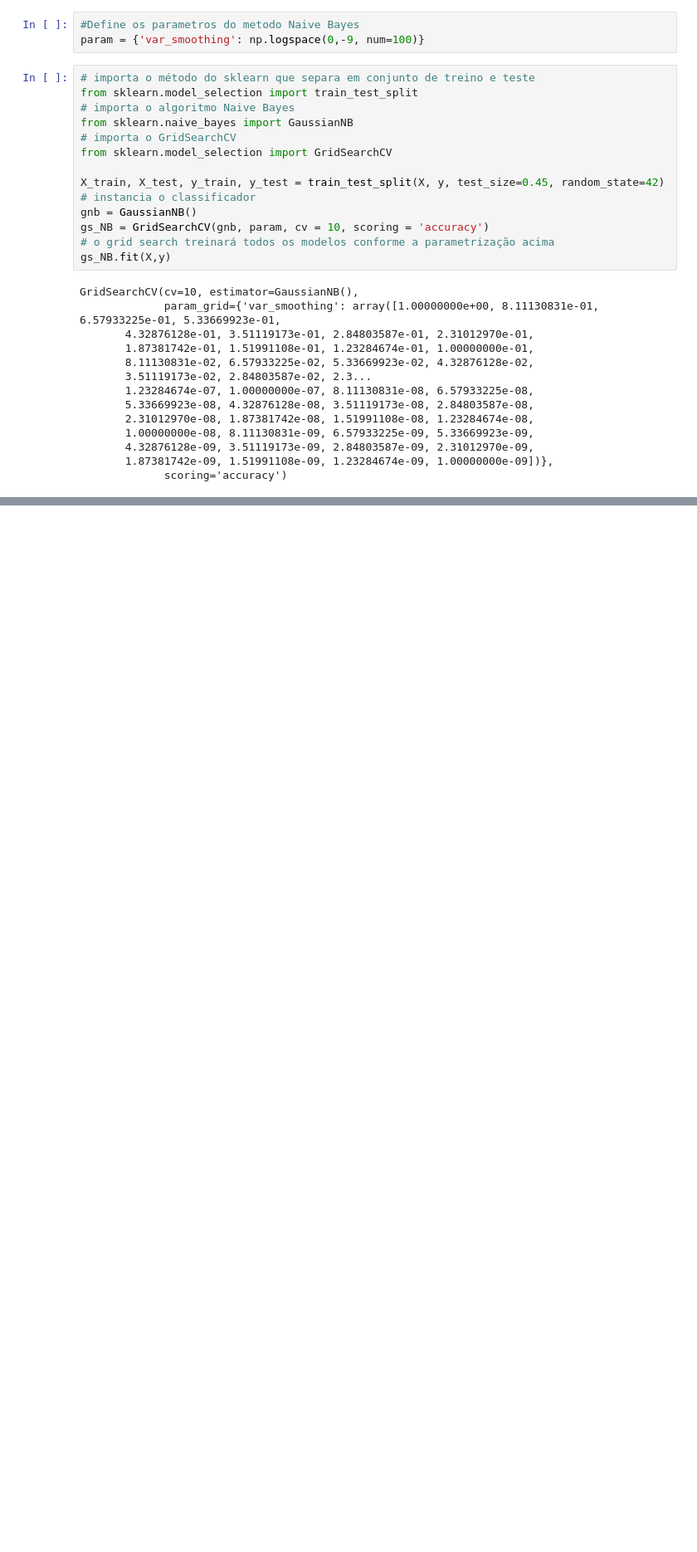
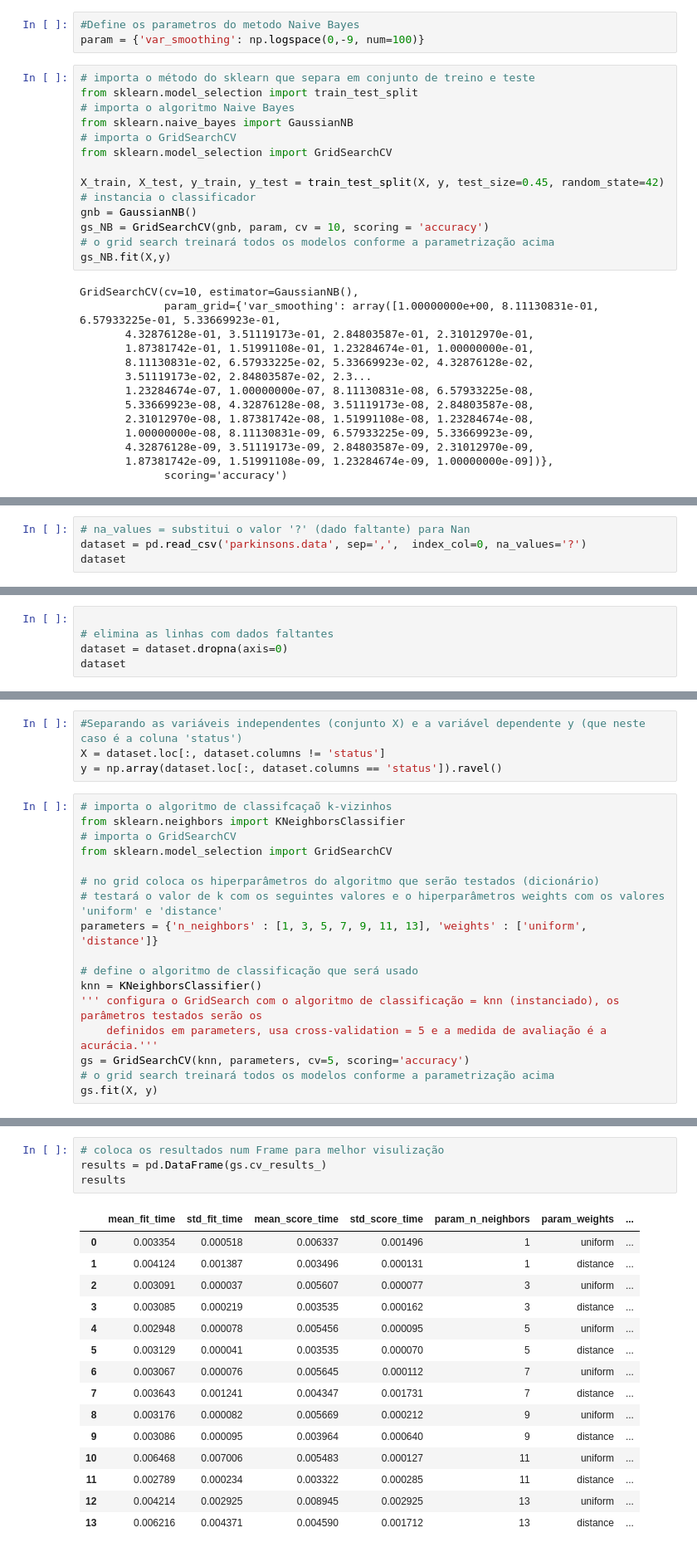
Before and after one commit to 17nekrotciv/Projeto-2-IA, a Jupyter notebook: Parkinsons.ipynb, the cells around one changed output, grey strips where cells are left out. Shown: that part at 83% size. Saved outputs shown, nothing was run; the diff lists cells and outputs as text; blank space fills up the shorter version.

```diff
--- a/Parkinsons.ipynb
+++ b/Parkinsons.ipynb
@@ -321,0 +328,4 @@ Dp = 0.1053693
+# %%
+# na_values = substitui o valor '?' (dado faltante) para Nan
+dataset = pd.read_csv('parkinsons.data', sep=',',  index_col=0, na_values='?')
+dataset
@@ -321,0 +347,5 @@ Dp = 0.1053693
+# %%
+
+# elimina as linhas com dados faltantes
+dataset = dataset.dropna(axis=0)
+dataset
@@ -321,0 +367,21 @@ Dp = 0.1053693
+# %%
+#Separando as variáveis independentes (conjunto X) e a variável dependente y (que neste caso é a coluna 'status')
+X = dataset.loc[:, dataset.columns != 'status']
+y = np.array(dataset.loc[:, dataset.columns == 'status']).ravel()
+# %%
+# importa o algoritmo de classifcaçaõ k-vizinhos
+from sklearn.neighbors import KNeighborsClassifier
+# importa o GridSearchCV
+from sklearn.model_selection import GridSearchCV
+
+# no grid coloca os hiperparâmetros do algoritmo que serão testados (dicionário)
+# testará o valor de k com os seguintes valores e o hiperparâmetros weights com os valores 'uniform' e 'distance'
+parameters = {'n_neighbors' : [1, 3, 5, 7, 9, 11, 13], 'weights' : ['uniform', 'distance']}
+
+# define o algoritmo de classificação que será usado
+knn = KNeighborsClassifier()
+''' configura o GridSearch com o algoritmo de classificação = knn (instanciado), os parâmetros testados serão os
+    definidos em parameters, usa cross-validation = 5 e a medida de avaliação é a acurácia.'''
+gs = GridSearchCV(knn, parameters, cv=5, scoring='accuracy')
+# o grid search treinará todos os modelos conforme a parametrização acima
+gs.fit(X, y)
@@ -321,0 +393,20 @@ Dp = 0.1053693
+# %%
+# coloca os resultados num Frame para melhor visulização
+results = pd.DataFrame(gs.cv_results_)
+results
+# %% [output]
+|  | mean_fit_time | std_fit_time | mean_score_time | std_score_time | param_n_neighbors | param_weights | ... |
+| 0 | 0.003354 | 0.000518 | 0.006337 | 0.001496 | 1 | uniform | ... |
+| 1 | 0.004124 | 0.001387 | 0.003496 | 0.000131 | 1 | distance | ... |
+| 2 | 0.003091 | 0.000037 | 0.005607 | 0.000077 | 3 | uniform | ... |
+| 3 | 0.003085 | 0.000219 | 0.003535 | 0.000162 | 3 | distance | ... |
+| 4 | 0.002948 | 0.000078 | 0.005456 | 0.000095 | 5 | uniform | ... |
+| 5 | 0.003129 | 0.000041 | 0.003535 | 0.000070 | 5 | distance | ... |
+| 6 | 0.003067 | 0.000076 | 0.005645 | 0.000112 | 7 | uniform | ... |
+| 7 | 0.003643 | 0.001241 | 0.004347 | 0.001731 | 7 | distance | ... |
+| 8 | 0.003176 | 0.000082 | 0.005669 | 0.000212 | 9 | uniform | ... |
+| 9 | 0.003086 | 0.000095 | 0.003964 | 0.000640 | 9 | distance | ... |
+| 10 | 0.006468 | 0.007006 | 0.005483 | 0.000127 | 11 | uniform | ... |
+| 11 | 0.002789 | 0.000234 | 0.003322 | 0.000285 | 11 | distance | ... |
+| 12 | 0.004214 | 0.002925 | 0.008945 | 0.002925 | 13 | uniform | ... |
+| 13 | 0.006216 | 0.004371 | 0.004590 | 0.001712 | 13 | distance | ... |
```
Also changed, not shown: parts of 16 cells of this notebook.
